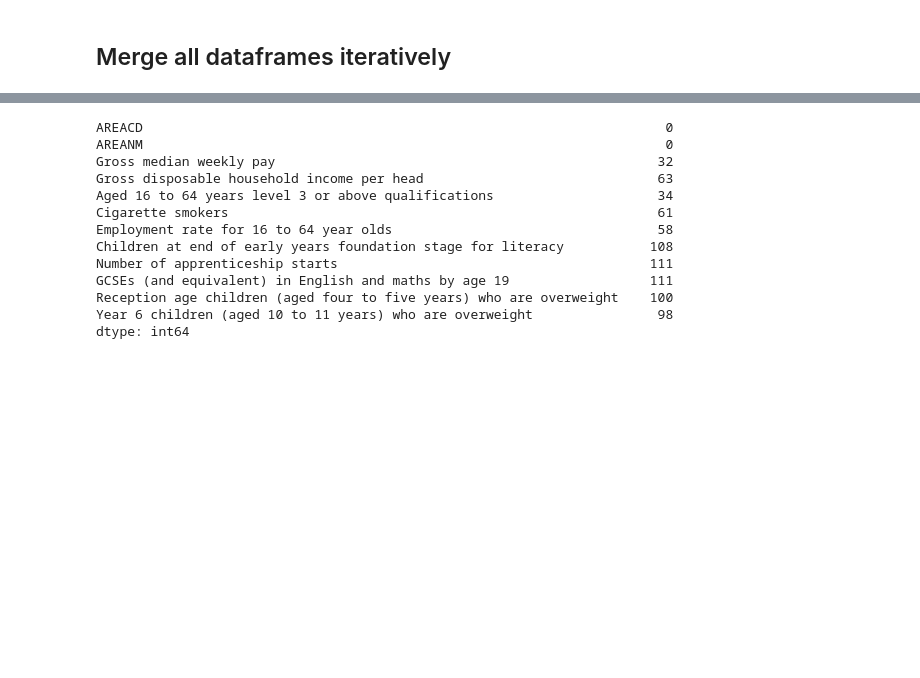
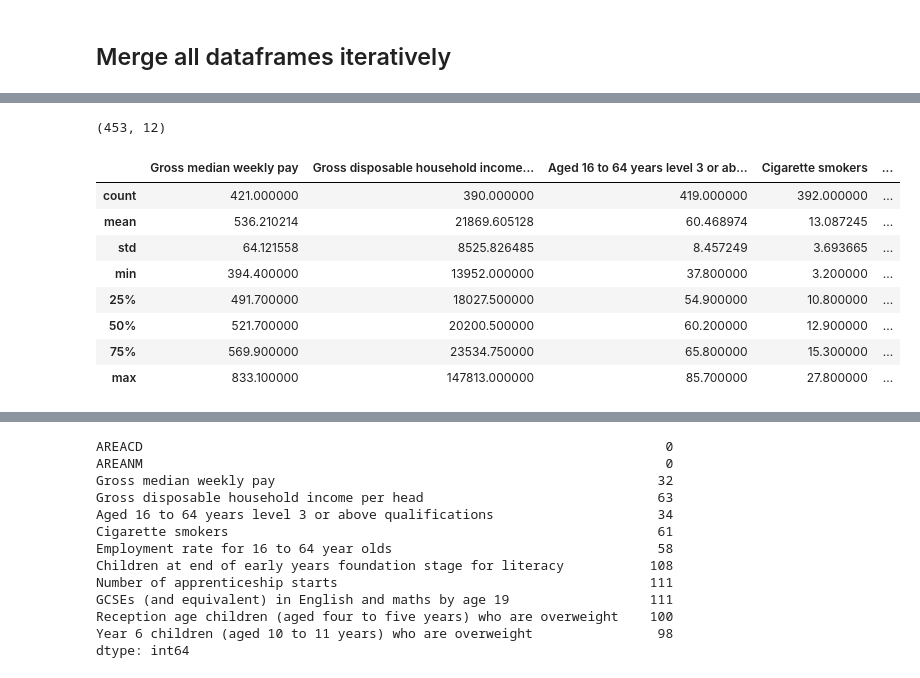
Before and after one commit to abdulkasim1/RSS-Conference, a Jupyter notebook: glm.ipynb, the cells around one changed output, grey strips where cells are left out. Saved outputs shown, nothing was run; the diff lists cells and outputs as text; code cells hidden in the pictures; blank space fills up the shorter version.

```diff
--- a/glm.ipynb
+++ b/glm.ipynb
@@ -125,0 +137,16 @@ for dataset in modified_dataframes[1:]:
+# %%
+df.shape
+# %% [output]
+(453, 12)
+# %%
+df.describe()
+# %% [output]
+|  | Gross median weekly pay | Gross disposable household income... | Aged 16 to 64 years level 3 or ab... | Cigarette smokers | ... |
+| count | 421.000000 | 390.000000 | 419.000000 | 392.000000 | ... |
+| mean | 536.210214 | 21869.605128 | 60.468974 | 13.087245 | ... |
+| std | 64.121558 | 8525.826485 | 8.457249 | 3.693665 | ... |
+| min | 394.400000 | 13952.000000 | 37.800000 | 3.200000 | ... |
+| 25% | 491.700000 | 18027.500000 | 54.900000 | 10.800000 | ... |
+| 50% | 521.700000 | 20200.500000 | 60.200000 | 12.900000 | ... |
+| 75% | 569.900000 | 23534.750000 | 65.800000 | 15.300000 | ... |
+| max | 833.100000 | 147813.000000 | 85.700000 | 27.800000 | ... |
```
Also changed, not shown: parts of 12 cells of this notebook.
